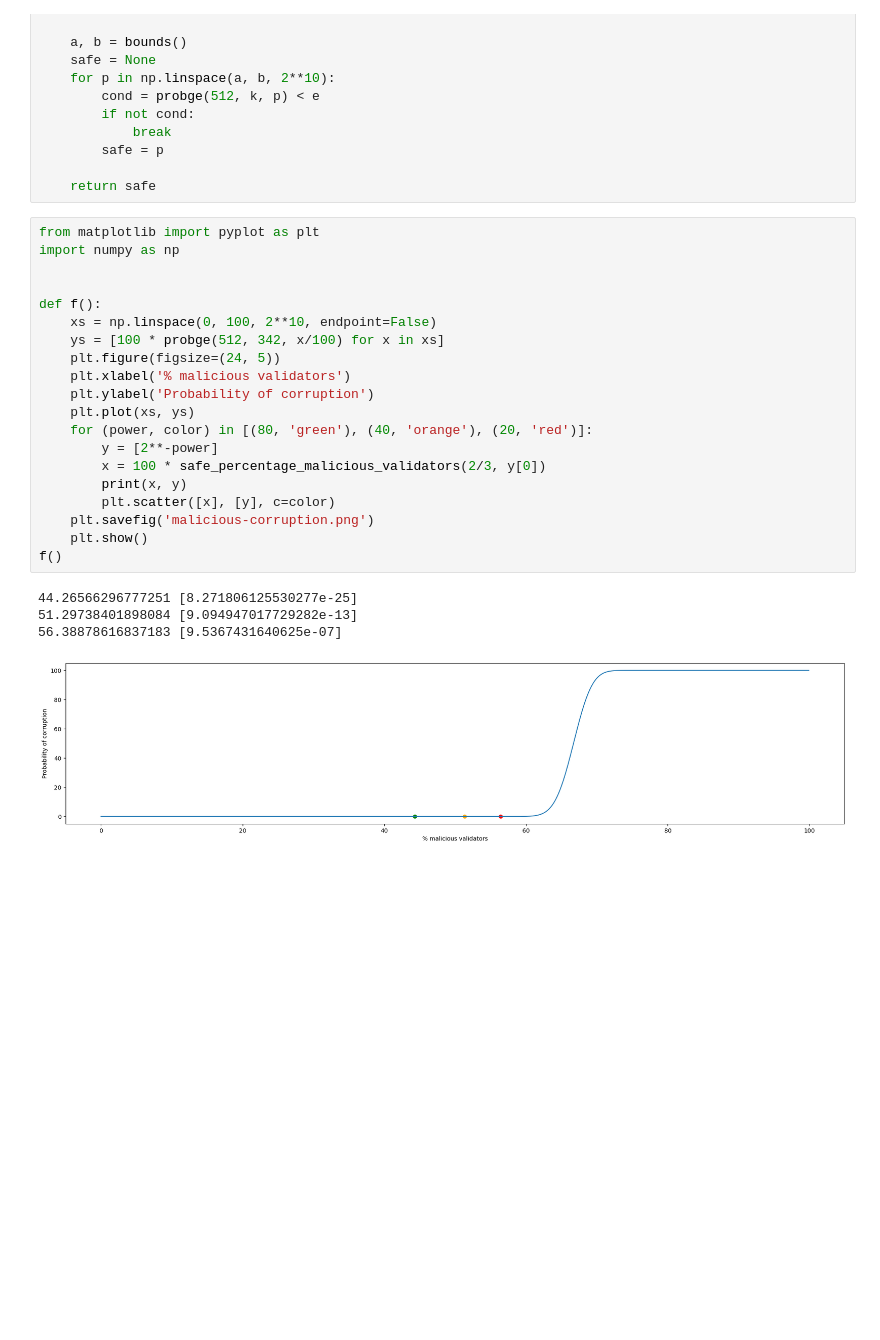
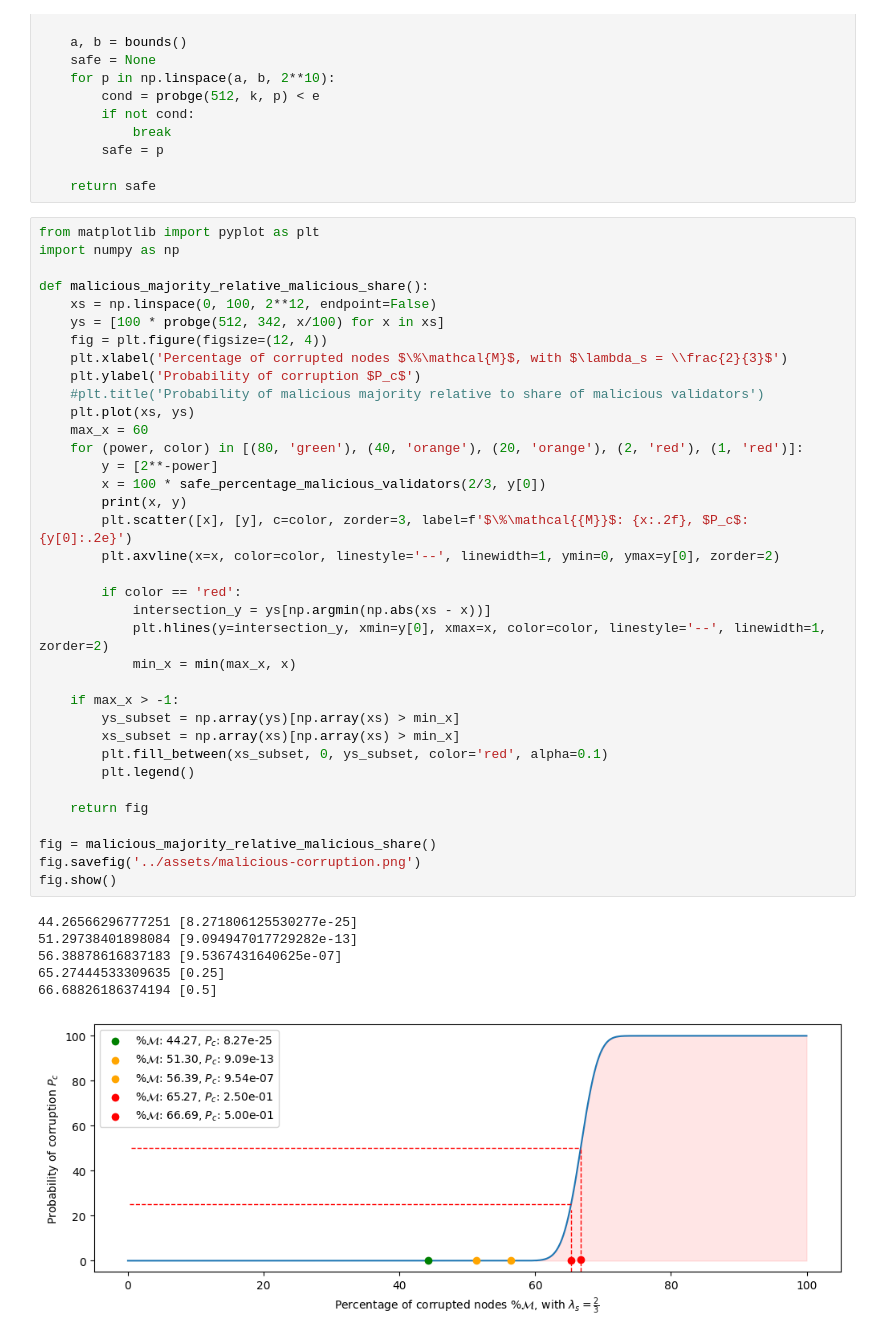
Before and after one commit to metacraft-labs/DendrETH, a Jupyter notebook: docs/long-range-syncing/notebooks/corruption.ipynb, the cells around one changed output. Saved outputs shown, nothing was run; the diff lists cells and outputs as text; blank space fills up the shorter version.

Commit message:
docs: update long range attack graphs

```diff
--- a/docs/long-range-syncing/notebooks/corruption.ipynb
+++ b/docs/long-range-syncing/notebooks/corruption.ipynb
@@ -58,26 +58,44 @@ def safe_percentage_malicious_validators(kp, e=None):
 # %%
 from matplotlib import pyplot as plt
 import numpy as np
 
-
-def f():
-    xs = np.linspace(0, 100, 2**10, endpoint=False)
+def malicious_majority_relative_malicious_share():
+    xs = np.linspace(0, 100, 2**12, endpoint=False)
     ys = [100 * probge(512, 342, x/100) for x in xs]
-    plt.figure(figsize=(24, 5))
-    plt.xlabel('% malicious validators')
-    plt.ylabel('Probability of corruption')
+    fig = plt.figure(figsize=(12, 4))
+    plt.xlabel('Percentage of corrupted nodes $\%\mathcal{M}$, with $\lambda_s = \\frac{2}{3}$')
+    plt.ylabel('Probability of corruption $P_c$')
+    #plt.title('Probability of malicious majority relative to share of malicious validators')
     plt.plot(xs, ys)
-    for (power, color) in [(80, 'green'), (40, 'orange'), (20, 'red')]:
+    max_x = 60
+    for (power, color) in [(80, 'green'), (40, 'orange'), (20, 'orange'), (2, 'red'), (1, 'red')]:
         y = [2**-power]
         x = 100 * safe_percentage_malicious_validators(2/3, y[0])
         print(x, y)
-        plt.scatter([x], [y], c=color)
-    plt.savefig('malicious-corruption.png')
-    plt.show()
-f()
+        plt.scatter([x], [y], c=color, zorder=3, label=f'$\%\mathcal{{M}}$: {x:.2f}, $P_c$: {y[0]:.2e}')
+        plt.axvline(x=x, color=color, linestyle='--', linewidth=1, ymin=0, ymax=y[0], zorder=2)
+
+        if color == 'red':
+            intersection_y = ys[np.argmin(np.abs(xs - x))]
+            plt.hlines(y=intersection_y, xmin=y[0], xmax=x, color=color, linestyle='--', linewidth=1, zorder=2)
+            min_x = min(max_x, x)
+
+    if max_x > -1:
+        ys_subset = np.array(ys)[np.array(xs) > min_x]
+        xs_subset = np.array(xs)[np.array(xs) > min_x]
+        plt.fill_between(xs_subset, 0, ys_subset, color='red', alpha=0.1)
+        plt.legend()
+
+    return fig
+
+fig = malicious_majority_relative_malicious_share()
+fig.savefig('../assets/malicious-corruption.png')
+fig.show()
 # %% [output]
 44.26566296777251 [8.271806125530277e-25]
 51.29738401898084 [9.094947017729282e-13]
 56.38878616837183 [9.5367431640625e-07]
+65.27444533309635 [0.25]
+66.68826186374194 [0.5]
-[figure, old version]
+[figure, new version]
 # %%
```
Also changed, not shown: parts of 3 cells of this notebook, 12 other files.
